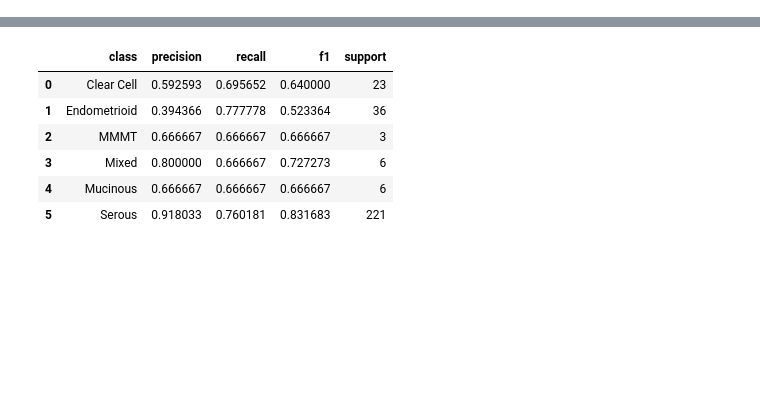
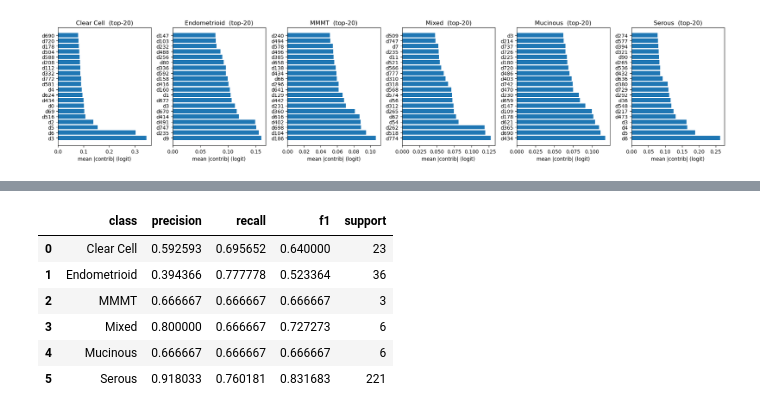
Before and after one commit to dimi-lab/TMA_Graph_Embedding, a Jupyter notebook: notebooks/reproduce_model.ipynb, the cells around one changed output, grey strips where cells are left out. Saved outputs shown, nothing was run; the diff lists cells and outputs as text; code cells hidden in the pictures; blank space fills up the shorter version.

```diff
--- a/notebooks/reproduce_model.ipynb
+++ b/notebooks/reproduce_model.ipynb
@@ -167,0 +322,91 @@ for fold_id, g in oof.groupby("fold", sort=True):
+# %%
+# --- Visualization for ROI-dimension attributions ---
+import numpy as np
+import pandas as pd
+import matplotlib.pyplot as plt
+from pathlib import Path
+
+ATTR_DIR = EVAL_DIR / "attribution"
+ATTR_DIR.mkdir(parents=True, exist_ok=True)
+
+# Load long-form attributions
+attr_csv = ATTR_DIR / "roi_dim_attributions_long.csv"
+assert attr_csv.exists(), f"Missing {attr_csv}. Run the attribution block first."
+attr_df = pd.read_csv(attr_csv)
+
+# Parameters
+k_top_bar   = 20   # top features per class for bar plots
+topN_heat   = 50   # how many features to show in heatmap (by global mean |contrib|)
+max_roi_fig = 50   # only render up to this many ROI waterfall plots (to avoid tons of files)
+# --- Per-class top-k mean |contrib| bar chart ---
+summ_class_feat = (attr_df
+                   .groupby(["class","feat_idx"])["contrib"]
+                   .apply(lambda s: float(np.mean(np.abs(s))))
+                   .reset_index(name="mean_abs_contrib"))
+
+classes = list(summ_class_feat["class"].unique())
+fig, axes = plt.subplots(1, len(classes), figsize=(3.2*len(classes), 4.2), squeeze=False)
+axes = axes[0]
+for ax, cls in zip(axes, classes):
+    sub = summ_class_feat[summ_class_feat["class"] == cls]\
+            .sort_values("mean_abs_contrib", ascending=False)\
+            .head(k_top_bar)
+    ax.barh([f"d{int(j)}" for j in sub["feat_idx"][::-1]], sub["mean_abs_contrib"][::-1].values)
+    ax.set_title(f"{cls}  (top-{k_top_bar})")
+    ax.set_xlabel("mean |contrib| (logit)")
+    ax.invert_yaxis()
+plt.tight_layout()
+plt.savefig(ATTR_DIR / "bar_topk_mean_abs_by_class.png", dpi=160)  # fixed
+plt.show()
+plt.close()
+
+# Also save per-class individual figures
+for cls in classes:
+    sub = summ_class_feat[summ_class_feat["class"] == cls]\
+            .sort_values("mean_abs_contrib", ascending=False)\
+            .head(k_top_bar)
+    plt.figure(figsize=(4.5, 5.0))
+    plt.barh([f"d{int(j)}" for j in sub["feat_idx"][::-1]], sub["mean_abs_contrib"][::-1].values)
+    plt.title(f"{cls} — top-{k_top_bar} mean |contrib|")
+    plt.xlabel("mean |contrib| (logit)")
+    plt.gca().invert_yaxis()
+    plt.tight_layout()
+
+    plt.savefig(ATTR_DIR / f"bar_top{k_top_bar}_{cls}.png", dpi=160)
+    plt.show()
+    plt.close()
+
+# --- Heatmap selection (this part didn’t reference 'class' in query, but keep it explicit) ---
+global_feat_score = (summ_class_feat
+                     .groupby("feat_idx")["mean_abs_contrib"]
+                     .mean()
+                     .sort_values(ascending=False)
+                     .head(topN_heat))
+top_feats = list(global_feat_score.index.astype(int))
+
+heat_df = (summ_class_feat[summ_class_feat["feat_idx"].isin(top_feats)]
+           .pivot_table(index="class", columns="feat_idx",
+                        values="mean_abs_contrib", fill_value=0.0))
+heat_df = heat_df.reindex(columns=top_feats)
+
+plt.figure(figsize=(0.28*len(top_feats)+2.0, 0.5*len(classes)+2.0))
+plt.imshow(heat_df.values, aspect='auto')
+plt.yticks(ticks=np.arange(len(heat_df.index)), labels=heat_df.index)
+plt.xticks(ticks=np.arange(len(heat_df.columns)), labels=[f"d{int(c)}" for c in heat_df.columns], rotation=90)
+plt.colorbar(label="mean |contrib| (logit)")
+plt.title(f"Top-{topN_heat} features by global mean |contrib|")
+plt.tight_layout()
+plt.savefig(ATTR_DIR / f"heatmap_top{topN_heat}_class_by_feature.png", dpi=160)
+plt.show()
+plt.close()
+
+# --- Per-ROI waterfall (make the same 'class' fix in the filtering step) ---
+roi_pred = (attr_df
+            .sort_values(["ROI","class"])
+            .merge(
+                attr_df[["ROI","y_pred"]].drop_duplicates().rename(columns={"y_pred":"pred_class"}),
+                on="ROI", how="left"
+            ))
+roi_pred = roi_pred[roi_pred["class"] == roi_pred["pred_class"]]
+# %% [output]
+[figure, added]
```
Also changed, not shown: parts of 7 cells of this notebook, 4 other files.
